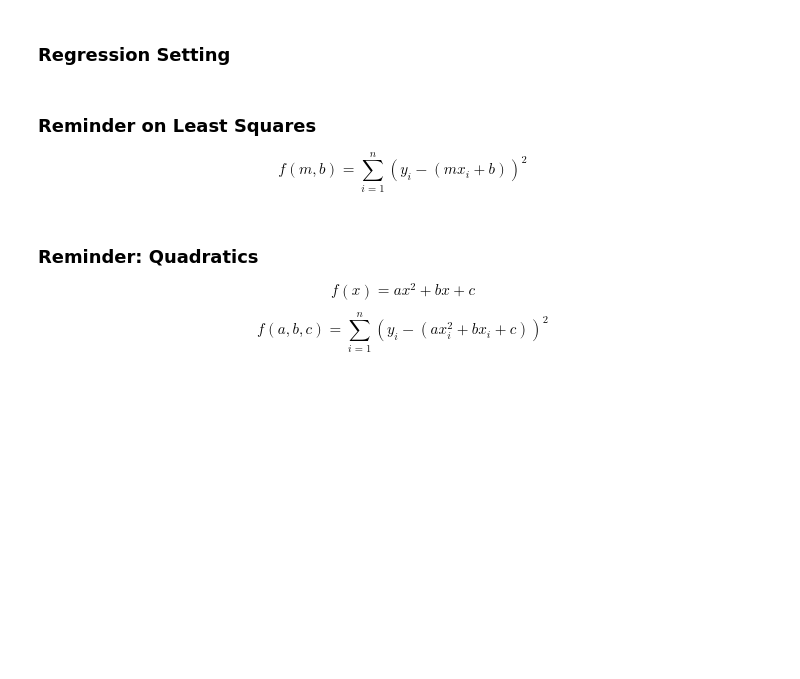
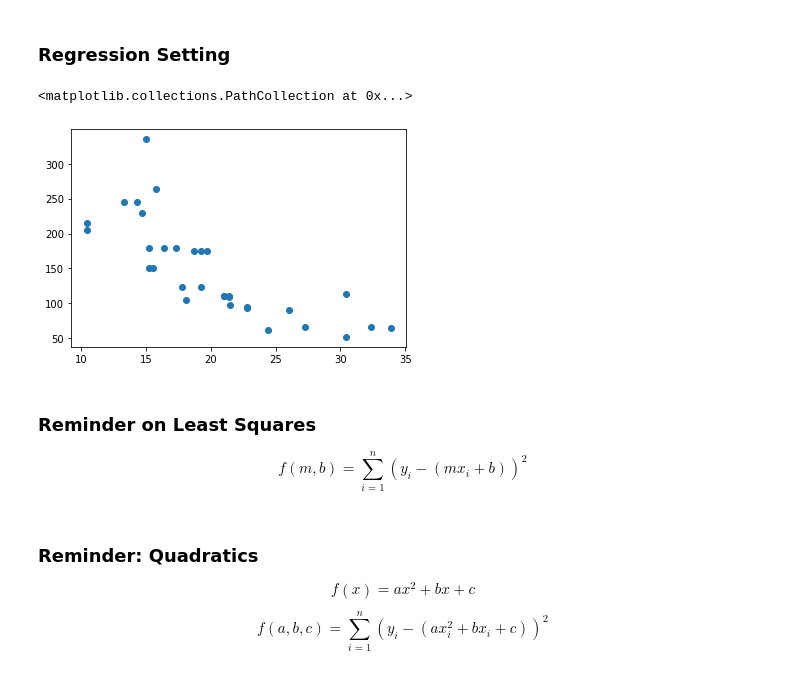
Before and after one commit to jfkoehler/DAT-02-14, a Jupyter notebook: ClassMaterial/Unit2/Class7/polynomial_bias.ipynb, the cells around one changed output. Cells and saved outputs as stored; diff of their text form; code cells hidden in the pictures; blank space fills up the shorter version.

```diff
--- a/ClassMaterial/Unit2/Class7/polynomial_bias.ipynb
+++ b/ClassMaterial/Unit2/Class7/polynomial_bias.ipynb
@@ -36,6 +76,10 @@ cars = pd.read_csv('data/mtcars.csv')
 #mpg vs. hp
 # %%
 #scatterplot
+plt.scatter(X, y)
+# %% [output]
+<matplotlib.collections.PathCollection at 0x...>
+[figure, added]
 # %% [markdown]
 ### Reminder on Least Squares
 
```
Also changed, not shown: parts of 32 cells of this notebook, 2 other files.
